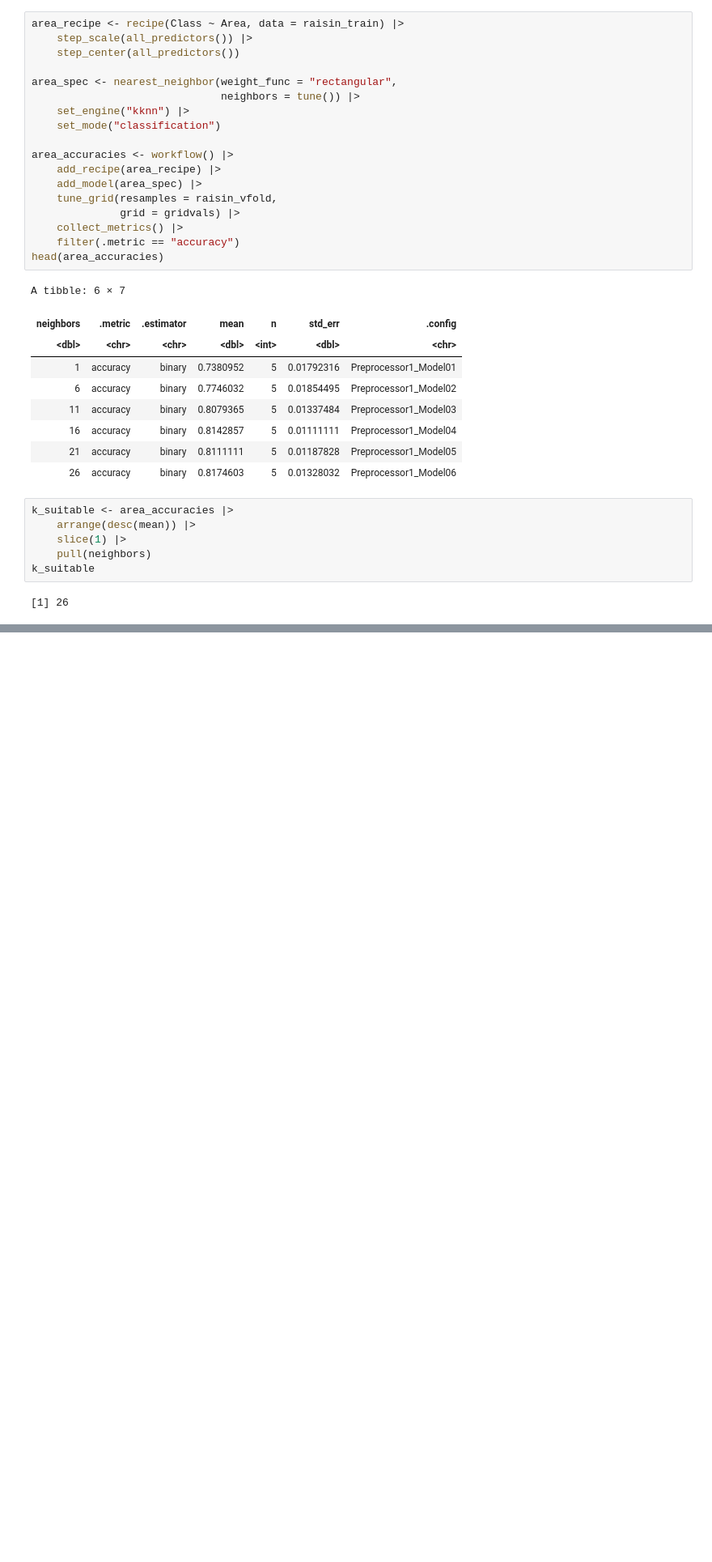
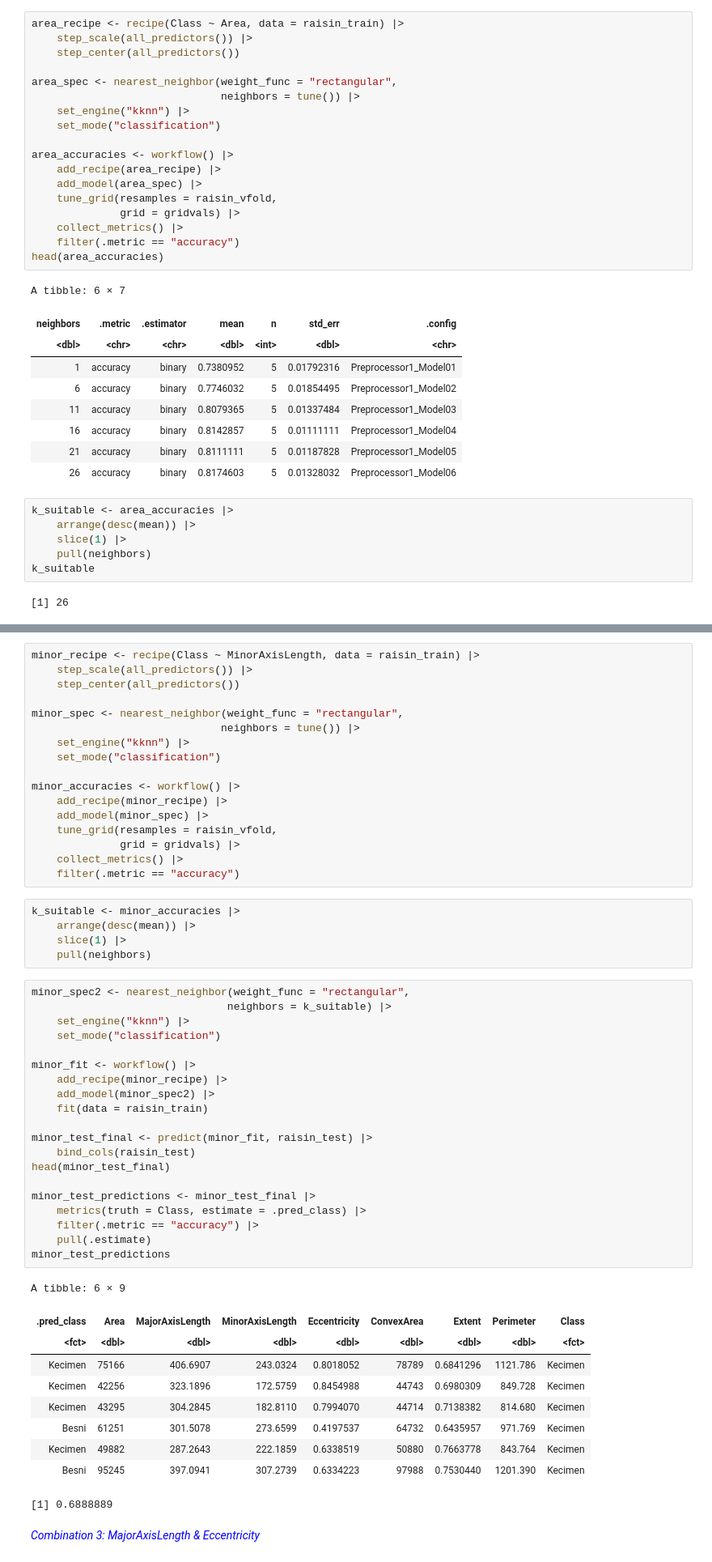
Before and after one commit to Jitao-Z/Identify_types_of_raisins_from_images, a Jupyter notebook: Final_report.ipynb, the cells around one changed output, grey strips where cells are left out. Shown: that part at 81% size. Cells and saved outputs as stored; diff of their text form; blank space fills up the shorter version.

```diff
--- a/Final_report.ipynb
+++ b/Final_report.ipynb
@@ -210,0 +223,55 @@ A tibble: 1 × 3
+# %%
+minor_recipe <- recipe(Class ~ MinorAxisLength, data = raisin_train) |>
+    step_scale(all_predictors()) |>
+    step_center(all_predictors())
+
+minor_spec <- nearest_neighbor(weight_func = "rectangular",
+                              neighbors = tune()) |>
+    set_engine("kknn") |>
+    set_mode("classification")
+
+minor_accuracies <- workflow() |>
+    add_recipe(minor_recipe) |>
+    add_model(minor_spec) |>
+    tune_grid(resamples = raisin_vfold,
+              grid = gridvals) |>
+    collect_metrics() |>
+    filter(.metric == "accuracy")
+# %%
+k_suitable <- minor_accuracies |>
+    arrange(desc(mean)) |>
+    slice(1) |>
+    pull(neighbors)
+# %%
+minor_spec2 <- nearest_neighbor(weight_func = "rectangular",
+                               neighbors = k_suitable) |>
+    set_engine("kknn") |>
+    set_mode("classification")
+
+minor_fit <- workflow() |>
+    add_recipe(minor_recipe) |>
+    add_model(minor_spec2) |>
+    fit(data = raisin_train)
+
+minor_test_final <- predict(minor_fit, raisin_test) |>
+    bind_cols(raisin_test)
+head(minor_test_final)
+
+minor_test_predictions <- minor_test_final |>
+    metrics(truth = Class, estimate = .pred_class) |>
+    filter(.metric == "accuracy") |>
+    pull(.estimate)
+minor_test_predictions
+# %% [output]
+A tibble: 6 × 9
+| .pred_class | Area | MajorAxisLength | MinorAxisLength | Eccentricity | ConvexArea | Extent | Perimeter | Class |
+| <fct> | <dbl> | <dbl> | <dbl> | <dbl> | <dbl> | <dbl> | <dbl> | <fct> |
+| Kecimen | 75166 | 406.6907 | 243.0324 | 0.8018052 | 78789 | 0.6841296 | 1121.786 | Kecimen |
+| Kecimen | 42256 | 323.1896 | 172.5759 | 0.8454988 | 44743 | 0.6980309 | 849.728 | Kecimen |
+| Kecimen | 43295 | 304.2845 | 182.8110 | 0.7994070 | 44714 | 0.7138382 | 814.680 | Kecimen |
+| Besni | 61251 | 301.5078 | 273.6599 | 0.4197537 | 64732 | 0.6435957 | 971.769 | Kecimen |
+| Kecimen | 49882 | 287.2643 | 222.1859 | 0.6338519 | 50880 | 0.7663778 | 843.764 | Kecimen |
+| Besni | 95245 | 397.0941 | 307.2739 | 0.6334223 | 97988 | 0.7530440 | 1201.390 | Kecimen |
+[1] 0.6888889
+# %% [markdown]
+<font color = blue>*Combination 3: MajorAxisLength & Eccentricity*
```
Also changed, not shown: parts of 17 cells of this notebook, 1 other file.
